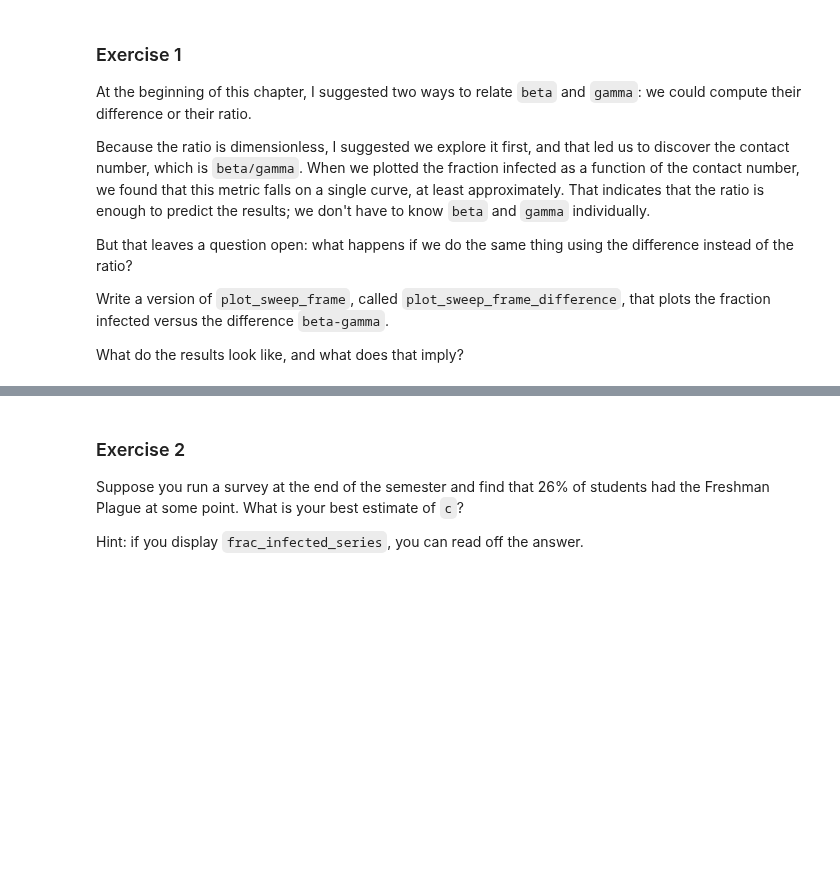
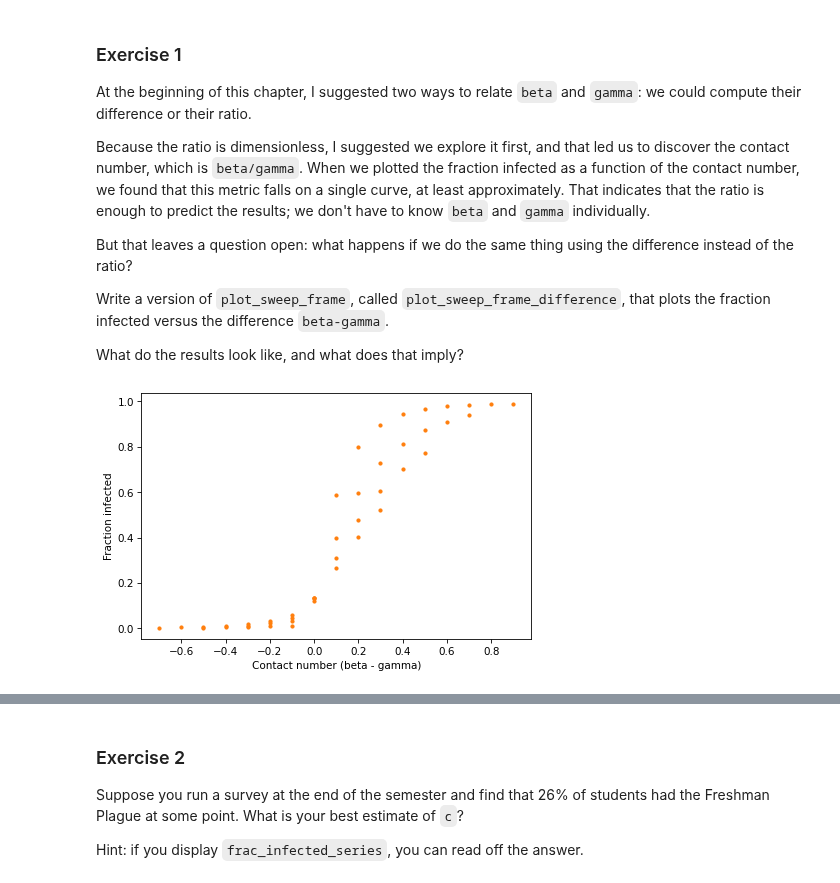
Before and after one commit to nwilliams770/academia, a Jupyter notebook: modeling_and_simulation/chapters/chap14.ipynb, the cells around one changed output, grey strips where cells are left out. Cells and saved outputs as stored; diff of their text form; code cells hidden in the pictures; blank space fills up the shorter version.

```diff
--- a/modeling_and_simulation/chapters/chap14.ipynb
+++ b/modeling_and_simulation/chapters/chap14.ipynb
@@ -270,6 +300,18 @@ Write a version of `plot_sweep_frame`, called `plot_sweep_frame_difference`, tha
 
 What do the results look like, and what does that imply?
 # %%
-# Solution goes here
+from matplotlib.pyplot import plot
+
+def plot_sweep_frame_difference(frame):
+    for gamma in frame.columns:
+        column = frame[gamma]
+        for beta in column.index:
+            metric = column[beta]
+            plot(beta - gamma, metric, '.', color='C1')
 # %%
-# Solution goes here
+plot_sweep_frame_difference(frame)
+
+decorate(xlabel='Contact number (beta - gamma)',
+         ylabel='Fraction infected')
+# %% [output]
+[figure, added]
```
Also changed, not shown: parts of 15 cells of this notebook, 2 other files.
